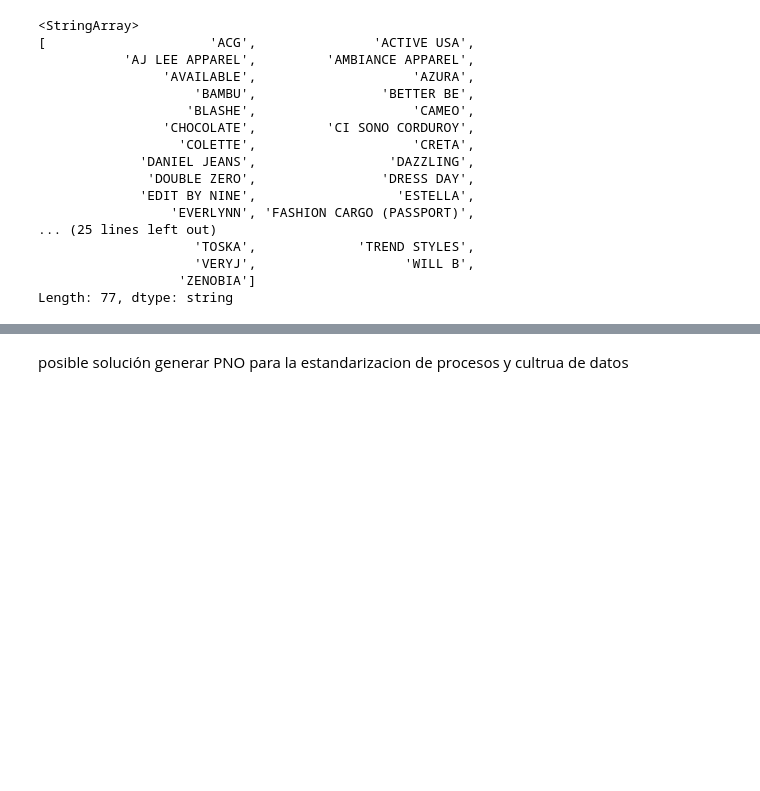
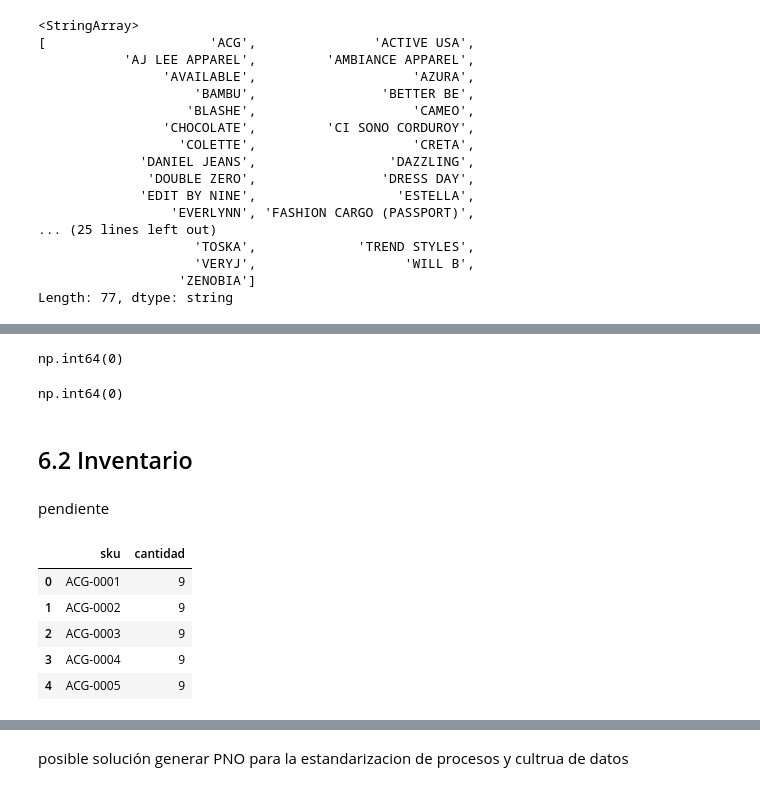
Before and after one commit to Adrian-estrada-chavez/clothing-sales-roi-analysis, a Jupyter notebook: notebooks/Clothing_sales_roi_analysis.ipynb, the cells around one changed output, grey strips where cells are left out. Saved outputs shown, nothing was run; the diff lists cells and outputs as text; code cells hidden in the pictures; blank space fills up the shorter version.

```diff
--- a/notebooks/Clothing_sales_roi_analysis.ipynb
+++ b/notebooks/Clothing_sales_roi_analysis.ipynb
@@ -771,2 +773,6 @@ Se realizó  la integración de las diferentes tablas del dataset mediante joins
 # %%
 ventas=ventas_raw.merge(dventa_raw, on='id_venta', how='left')
+# %%
+ventas['id_venta'].isna().sum()
+# %% [output]
+np.int64(0)
@@ -772,0 +781,18 @@ ventas=ventas_raw.merge(dventa_raw, on='id_venta', how='left')
+# %%
+compras['id_compra'].isna().sum()
+# %% [output]
+np.int64(0)
+# %% [markdown]
+## 6.2 Inventario
+# %% [markdown]
+pendiente
+# %%
+inv_compra=dcompra_raw.groupby('sku')['cantidad'].sum().reset_index()
+inv_compra.head()
+# %% [output]
+|  | sku | cantidad |
+| 0 | ACG-0001 | 9 |
+| 1 | ACG-0002 | 9 |
+| 2 | ACG-0003 | 9 |
+| 3 | ACG-0004 | 9 |
+| 4 | ACG-0005 | 9 |
```
Also changed, not shown: parts of 9 cells of this notebook.
